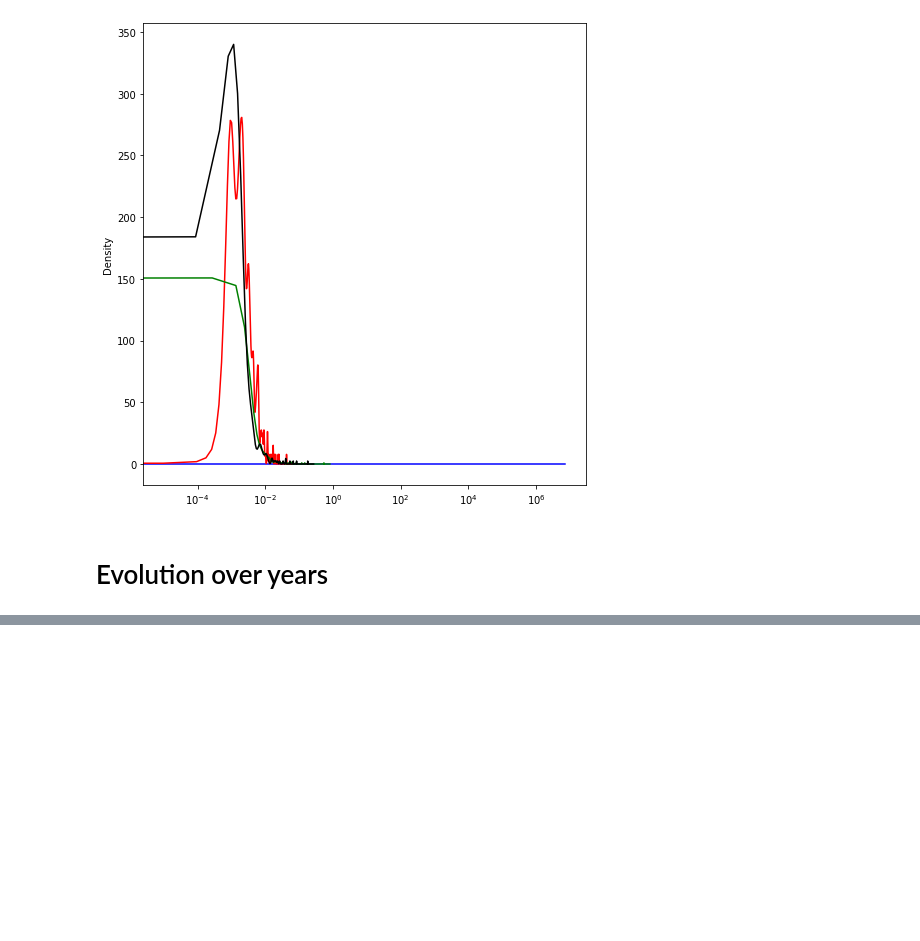
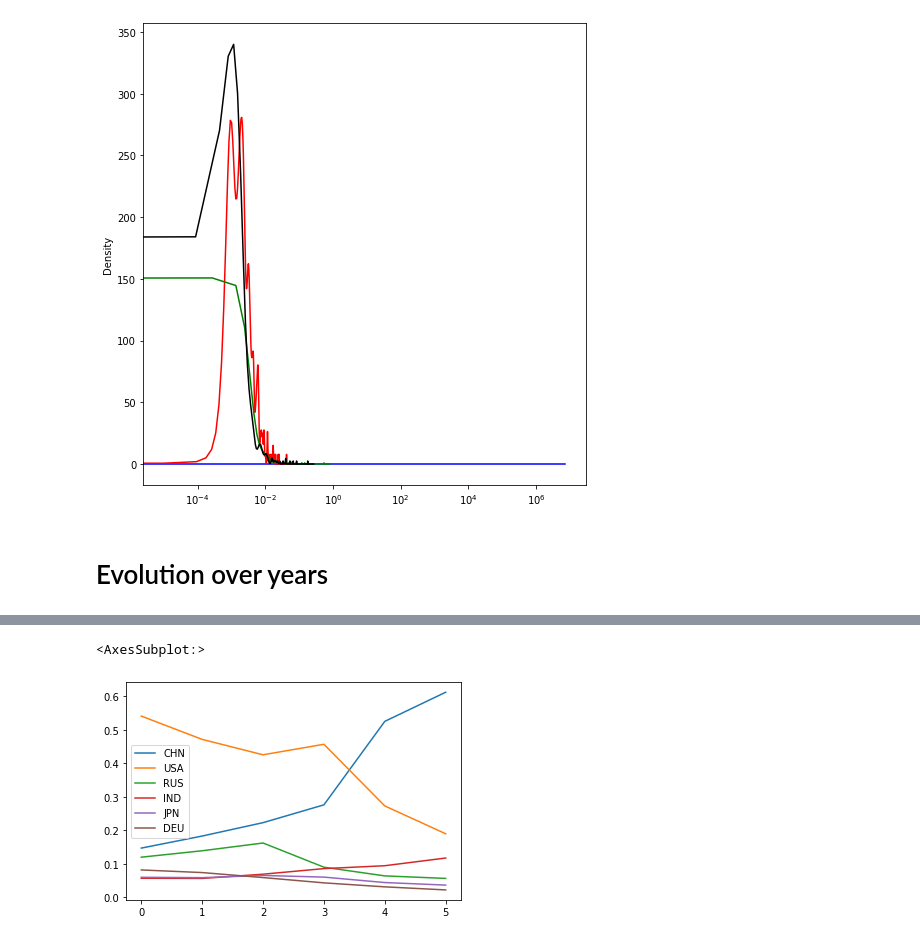
Before and after one commit to Salvadana/NetworkAnalysisProject, a Jupyter notebook: Networks/Networks.ipynb, the cells around one changed output, grey strips where cells are left out. Cells and saved outputs as stored; diff of their text form; code cells hidden in the pictures; blank space fills up the shorter version.

```diff
--- a/Networks/Networks.ipynb
+++ b/Networks/Networks.ipynb
@@ -174,0 +351,5 @@ plt.show()
+# %%
+degree_evol_df[['CHN', 'USA', 'RUS','IND', 'JPN', 'DEU']].plot()
+# %% [output]
+<AxesSubplot:>
+[figure, added]
```
Also changed, not shown: parts of 14 cells of this notebook, 9 other files.
